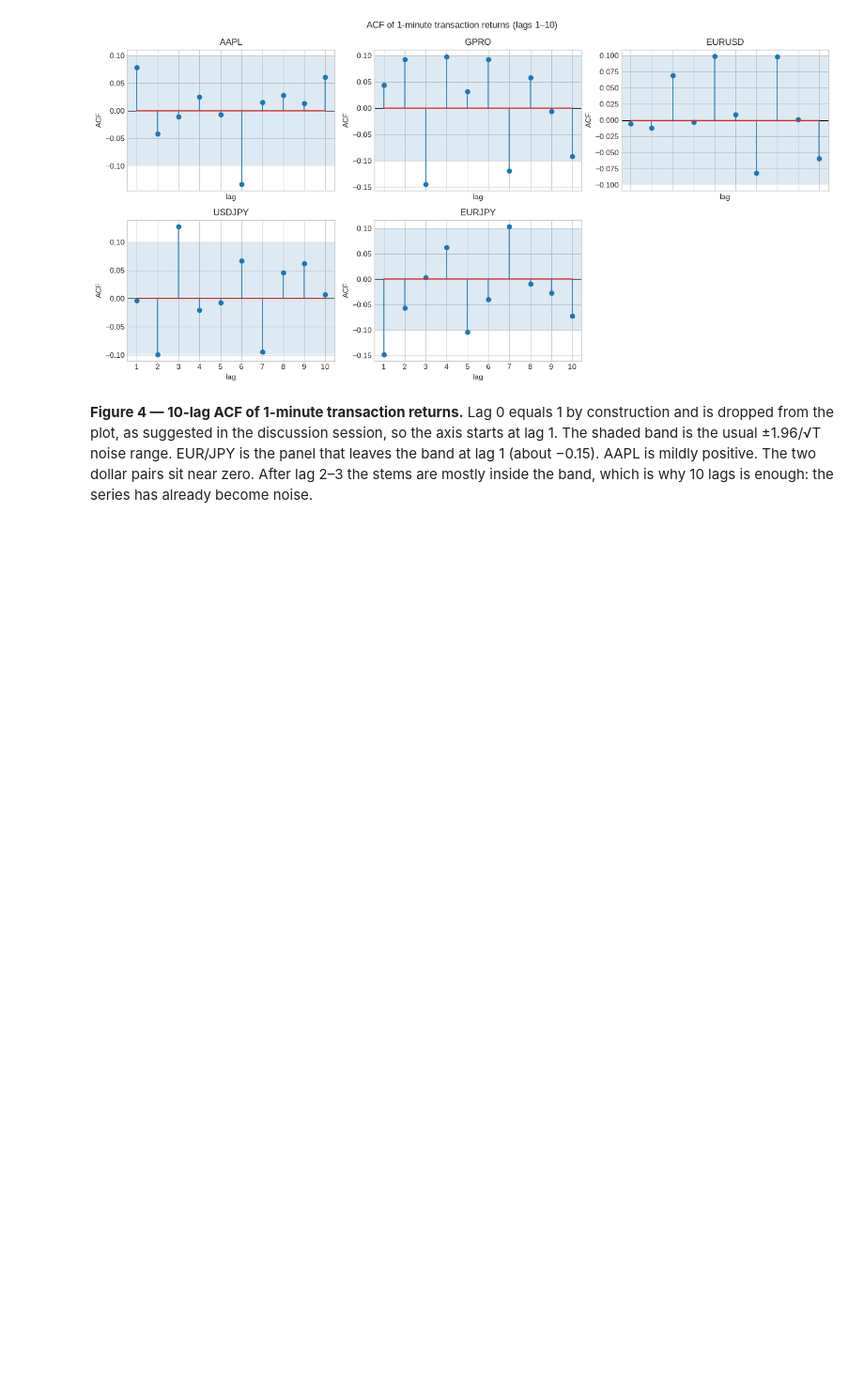
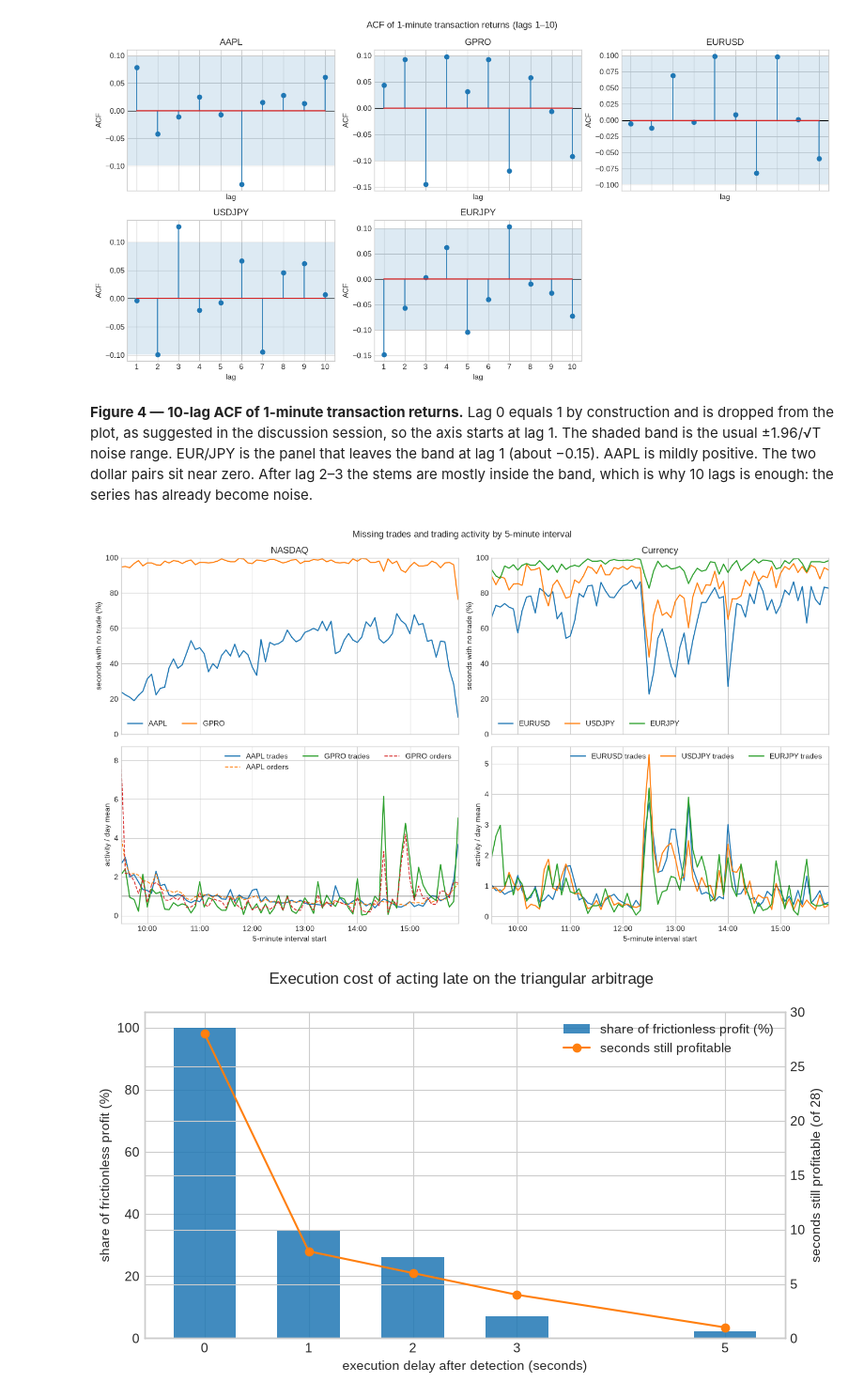
Before and after one commit to PatthieuM/230X, a Jupyter notebook: HW1/MFE230X_HW1_solution.ipynb, the cells around one changed output. Shown at 94% size. Saved outputs shown, nothing was run; the diff lists cells and outputs as text; code cells hidden in the pictures; blank space fills up the shorter version.

```diff
--- a/HW1/MFE230X_HW1_solution.ipynb
+++ b/HW1/MFE230X_HW1_solution.ipynb
@@ -2155,3 +2155,67 @@ with time_block("7d. plot_transaction_acf"):
 [figure]
 # %% [markdown]
 **Figure 4 — 10-lag ACF of 1-minute transaction returns.** Lag 0 equals 1 by construction and is dropped from the plot, as suggested in the discussion session, so the axis starts at lag 1. The shaded band is the usual ±1.96/√T noise range. EUR/JPY is the panel that leaves the band at lag 1 (about −0.15). AAPL is mildly positive. The two dollar pairs sit near zero. After lag 2–3 the stems are mostly inside the band, which is why 10 lags is enough: the series has already become noise.
+# %%
+# Appendix figures for the report: missing trades and activity (A1), the
+# execution cost of acting late on the arbitrage (A2), impact by trade size (A3).
+with time_block("7e. plot_appendix_missing_trades_activity"):
+    fig, axes = plt.subplots(2, 2, figsize=(14, 8), sharex="col")  # stocks and FX are on different dates
+    for col, (market, names) in enumerate((("NASDAQ", STOCKS), ("Currency", FX_PAIRS))):
+        for name in names:
+            minute = MINUTES[name]
+            five = minute.resample("5min").mean()
+            axes[0, col].plot(five.index, 100 * five["no_trade_seconds"] / 60, label=name)
+            activity = activity_profile_5min(minute)
+            axes[1, col].plot(activity.index, activity["n_trades"], label=f"{name} trades")
+            if "n_orders" in activity:
+                axes[1, col].plot(activity.index, activity["n_orders"], linestyle="--", linewidth=1.2, label=f"{name} orders")
+        FIVE_MIN_GRID = five.index  # x-limits for this market's date
+        axes[0, col].set_title(market)
+        axes[0, col].set_ylim(0, 100)
+        axes[0, col].set_ylabel("seconds with no trade (%)")
+        axes[1, col].axhline(1.0, color="black", linewidth=0.8)
+        axes[1, col].set_ylabel("activity / day mean")
+        axes[1, col].set_xlabel("5-minute interval start")
+        for row in range(2):
+            finish_intraday_axis(axes[row, col])
+    fig.suptitle("Missing trades and trading activity by 5-minute interval")
+    fig.tight_layout()
+    fig.savefig(FIGURE_DIR / "A1_missing_trades_activity_5min.png", dpi=180, bbox_inches="tight")
+    plt.show()
+
+with time_block("7f. plot_appendix_execution_decay"):
+    fig, ax1 = plt.subplots(figsize=(8, 4.5))
+    decay = ARBITRAGE_DECAY
+    ax1.bar(decay.index, 100 * decay["share_of_frictionless_profit"], width=0.6, alpha=0.85, label="share of frictionless profit (%)")
+    ax1.set_xlabel("execution delay after detection (seconds)")
+    ax1.set_ylabel("share of frictionless profit (%)")
+    ax1.set_ylim(0, 105)
+    ax1.set_xticks(list(decay.index))
+    ax2 = ax1.twinx()
+    ax2.plot(decay.index, decay["seconds_still_profitable"], color="tab:orange", marker="o", label="seconds still profitable")
+    ax2.set_ylabel(f"seconds still profitable (of {int(ARBITRAGE_STATS['seconds_with_arb'])})")
+    ax2.set_ylim(0, 30)
+    handles = ax1.get_legend_handles_labels()[0] + ax2.get_legend_handles_labels()[0]
+    labels = ax1.get_legend_handles_labels()[1] + ax2.get_legend_handles_labels()[1]
+    ax1.legend(handles, labels, frameon=False, loc="upper right")
+    fig.suptitle("Execution cost of acting late on the triangular arbitrage")
+    fig.tight_layout()
+    fig.savefig(FIGURE_DIR / "A2_arbitrage_execution_decay.png", dpi=180, bbox_inches="tight")
+    plt.show()
+
+with time_block("7g. plot_appendix_impact_by_size"):
+    fig, ax = plt.subplots(figsize=(8, 4.5))
+    lam = IMPACT_BY_SIZE["lambda_bps"].unstack("tercile")[["small", "medium", "large"]].loc[list(ALL_DATA)]
+    lam.plot(kind="bar", ax=ax, width=0.75)
+    ax.set_yscale("log")
+    ax.set_ylabel("5-second impact λ (bps, log scale)")
+    ax.set_xlabel("")
+    ax.tick_params(axis="x", rotation=0)
+    ax.legend(title="dollar-size tercile", frameon=False)
+    fig.suptitle("Price impact by trade-size tercile (day-pooled regression)")
+    fig.tight_layout()
+    fig.savefig(FIGURE_DIR / "A3_impact_by_trade_size.png", dpi=180, bbox_inches="tight")
+    plt.show()
+# %% [output]
+[figure, added]
+[figure, added]
```
Also changed, not shown: parts of 7 cells of this notebook, 10 other files.
